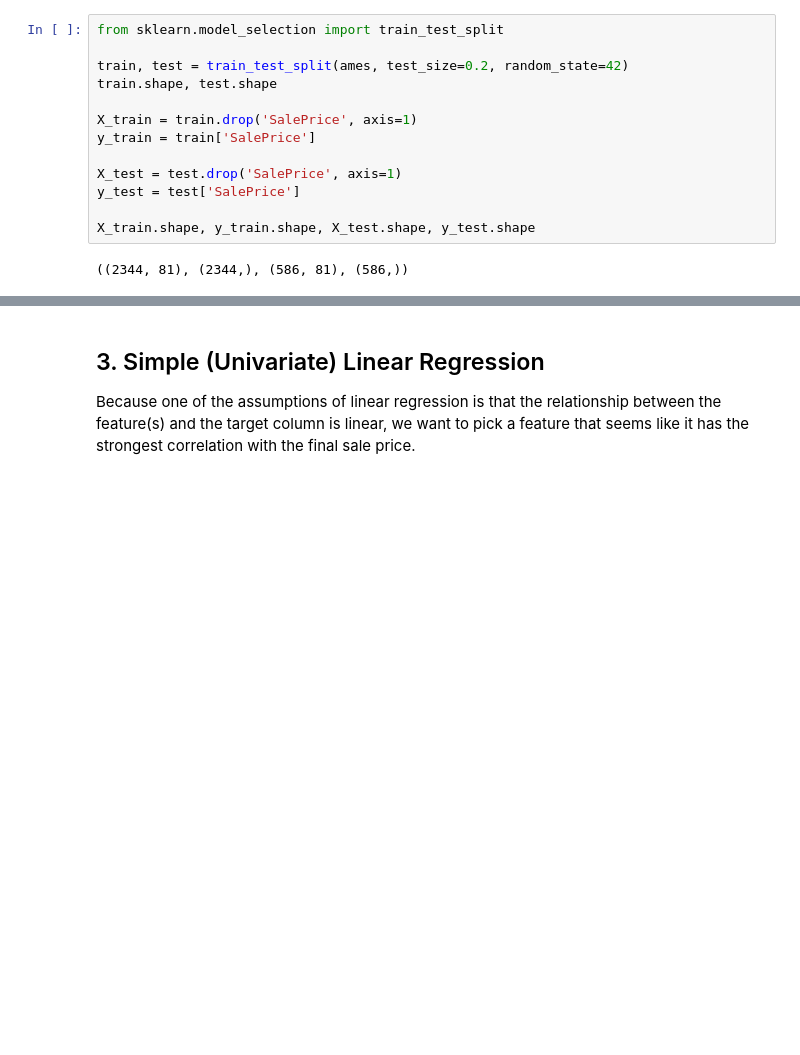
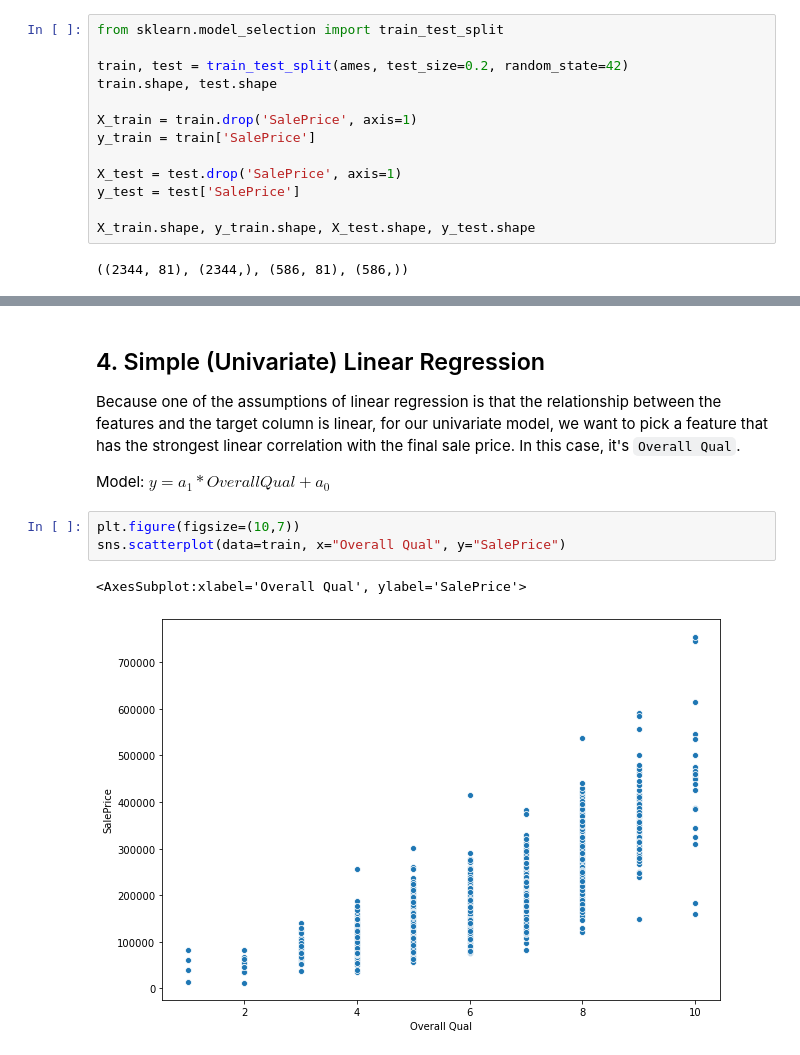
Before and after one commit to harera3/ML_Blueprints, a Jupyter notebook: 06_Ames_Housing_Linear_Regression_Model.ipynb, the cells around one changed output, grey strips where cells are left out. Saved outputs shown, nothing was run; the diff lists cells and outputs as text; blank space fills up the shorter version.

```diff
--- a/06_Ames_Housing_Linear_Regression_Model.ipynb
+++ b/06_Ames_Housing_Linear_Regression_Model.ipynb
@@ -52,3 +84,11 @@ X_train.shape, y_train.shape, X_test.shape, y_test.shape
 # %% [markdown]
-## 3. Simple (Univariate) Linear Regression
-Because one of the assumptions of linear regression is that the relationship between the feature(s) and the target column is linear, we want to pick a feature that seems like it has the strongest correlation with the final sale price.
+## 4. Simple (Univariate) Linear Regression
+Because one of the assumptions of linear regression is that the relationship between the features and the target column is linear, for our univariate model, we want to pick a feature that has the strongest linear correlation with the final sale price. In this case, it's `Overall Qual`.
+
+Model: $ y = {a_1 * Overall Qual + a_0} $
+# %%
+plt.figure(figsize=(10,7))
+sns.scatterplot(data=train, x="Overall Qual", y="SalePrice")
+# %% [output]
+<AxesSubplot:xlabel='Overall Qual', ylabel='SalePrice'>
+[figure, added]
```
Also changed, not shown: parts of 4 cells of this notebook.
